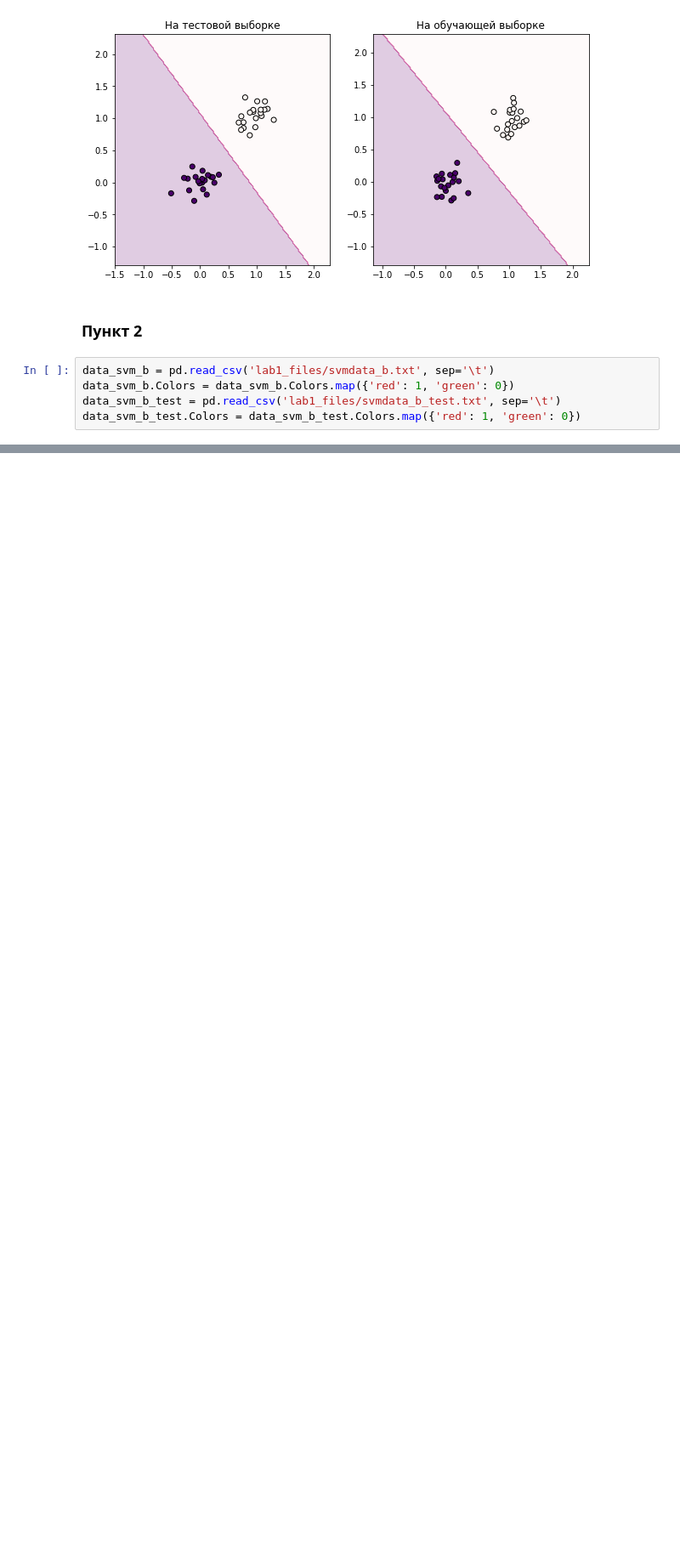
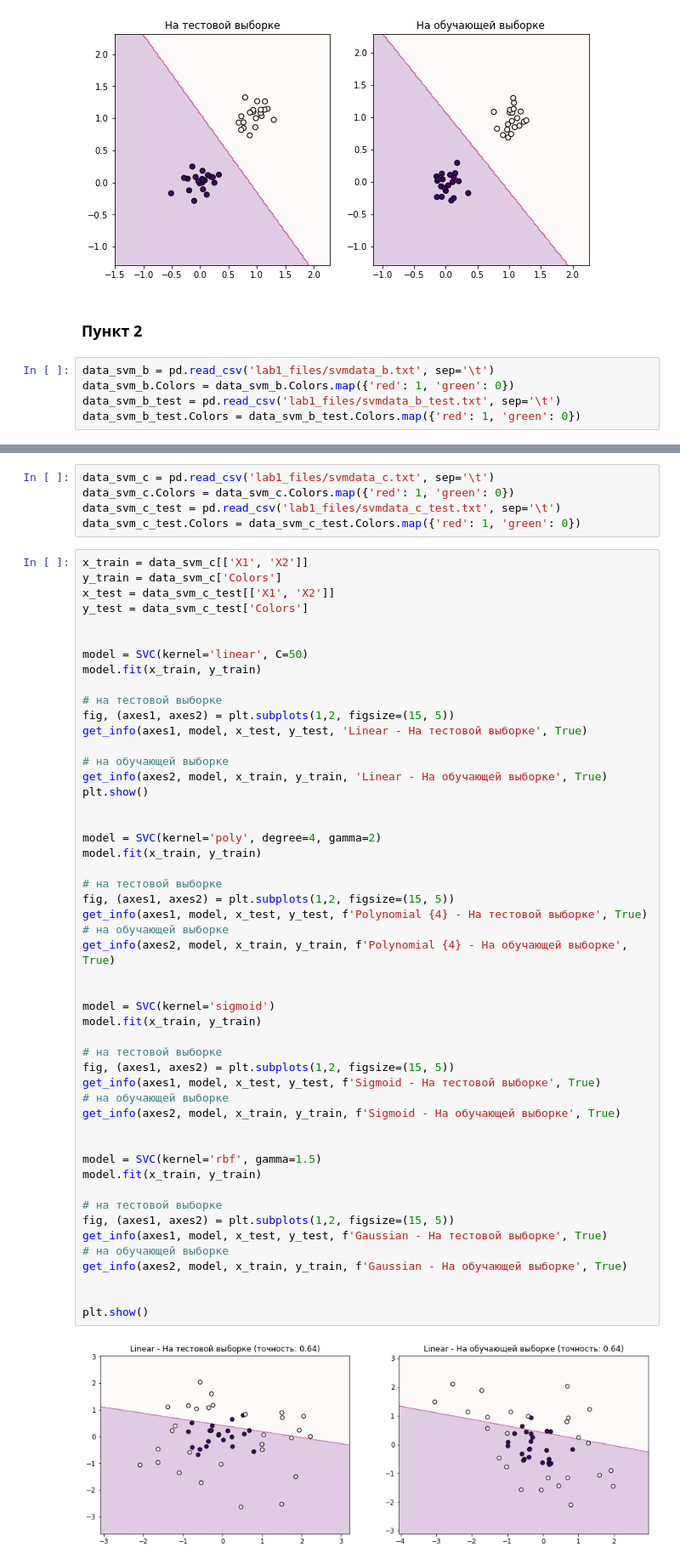
Before and after one commit to dumaevrinat/machine_learning_labs, a Jupyter notebook: Lab 1 Classification.ipynb, the cells around one changed output, grey strips where cells are left out. Shown at 85% size. Drawn from its saved outputs; the diff is of its cells as text; blank space fills up the shorter version.

```diff
--- a/Lab 1 Classification.ipynb
+++ b/Lab 1 Classification.ipynb
@@ -489,0 +493,57 @@ plt.show()
+# %%
+data_svm_c = pd.read_csv('lab1_files/svmdata_c.txt', sep='\t')
+data_svm_c.Colors = data_svm_c.Colors.map({'red': 1, 'green': 0})
+data_svm_c_test = pd.read_csv('lab1_files/svmdata_c_test.txt', sep='\t')
+data_svm_c_test.Colors = data_svm_c_test.Colors.map({'red': 1, 'green': 0})
+# %%
+x_train = data_svm_c[['X1', 'X2']]
+y_train = data_svm_c['Colors']
+x_test = data_svm_c_test[['X1', 'X2']]
+y_test = data_svm_c_test['Colors']
+
+
+model = SVC(kernel='linear', C=50)
+model.fit(x_train, y_train)
+
+# на тестовой выборке
+fig, (axes1, axes2) = plt.subplots(1,2, figsize=(15, 5))
+get_info(axes1, model, x_test, y_test, 'Linear - На тестовой выборке', True)
+
+# на обучающей выборке
+get_info(axes2, model, x_train, y_train, 'Linear - На обучающей выборке', True)
+plt.show()
+
+
+model = SVC(kernel='poly', degree=4, gamma=2)
+model.fit(x_train, y_train)
+
+# на тестовой выборке
+fig, (axes1, axes2) = plt.subplots(1,2, figsize=(15, 5))
+get_info(axes1, model, x_test, y_test, f'Polynomial {4} - На тестовой выборке', True)
+# на обучающей выборке
+get_info(axes2, model, x_train, y_train, f'Polynomial {4} - На обучающей выборке', True)
+
+
+model = SVC(kernel='sigmoid')
+model.fit(x_train, y_train)
+
+# на тестовой выборке
+fig, (axes1, axes2) = plt.subplots(1,2, figsize=(15, 5))
+get_info(axes1, model, x_test, y_test, f'Sigmoid - На тестовой выборке', True)
+# на обучающей выборке
+get_info(axes2, model, x_train, y_train, f'Sigmoid - На обучающей выборке', True)
+
+
+model = SVC(kernel='rbf', gamma=1.5)
+model.fit(x_train, y_train)
+
+# на тестовой выборке
+fig, (axes1, axes2) = plt.subplots(1,2, figsize=(15, 5))
+get_info(axes1, model, x_test, y_test, f'Gaussian - На тестовой выборке', True)
+# на обучающей выборке
+get_info(axes2, model, x_train, y_train, f'Gaussian - На обучающей выборке', True)
+
+
+plt.show()
+# %% [output]
+[figure, added]
```
Also changed, not shown: parts of 13 cells of this notebook.
